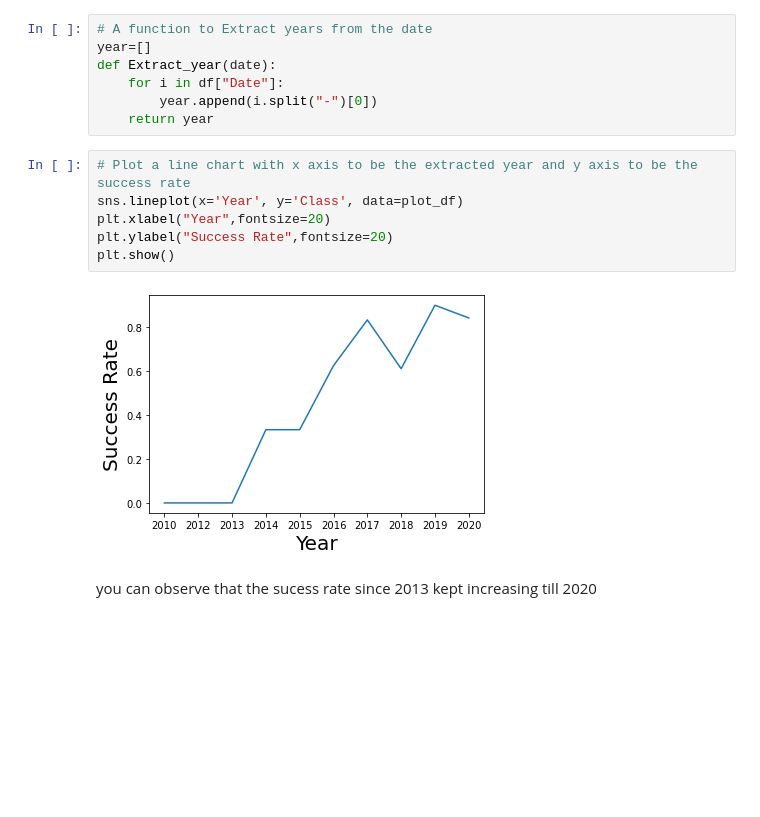
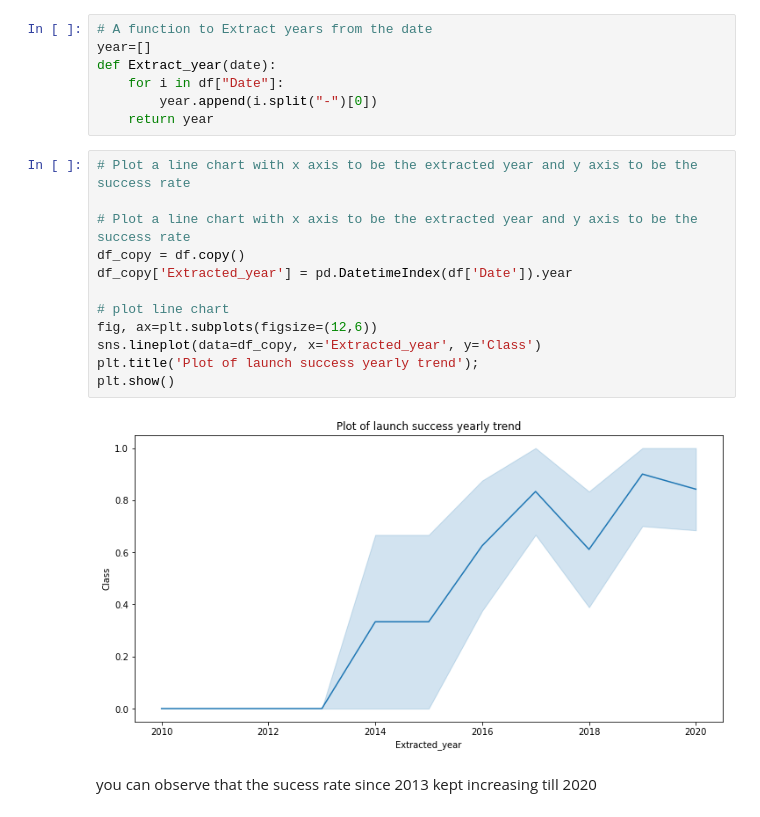
Before and after one commit to afdacosta/IBMdscapstone, a Jupyter notebook: Week 2: EDA with Data Viz.ipynb, the cells around one changed output. Saved outputs shown, nothing was run; the diff lists cells and outputs as text; blank space fills up the shorter version.

```diff
--- a/Week 2: EDA with Data Viz.ipynb
+++ b/Week 2: EDA with Data Viz.ipynb
@@ -172,12 +172,18 @@ def Extract_year(date):
     return year
 # %%
 # Plot a line chart with x axis to be the extracted year and y axis to be the success rate
-sns.lineplot(x='Year', y='Class', data=plot_df)
-plt.xlabel("Year",fontsize=20)
-plt.ylabel("Success Rate",fontsize=20)
+
+# Plot a line chart with x axis to be the extracted year and y axis to be the success rate
+df_copy = df.copy()
+df_copy['Extracted_year'] = pd.DatetimeIndex(df['Date']).year
+
+# plot line chart
+fig, ax=plt.subplots(figsize=(12,6))
+sns.lineplot(data=df_copy, x='Extracted_year', y='Class')
+plt.title('Plot of launch success yearly trend');
 plt.show()
 # %% [output]
-[figure, old version]
+[figure, new version]
 # %% [markdown]
 you can observe that the sucess rate since 2013 kept increasing till 2020
 # %% [markdown]
```
